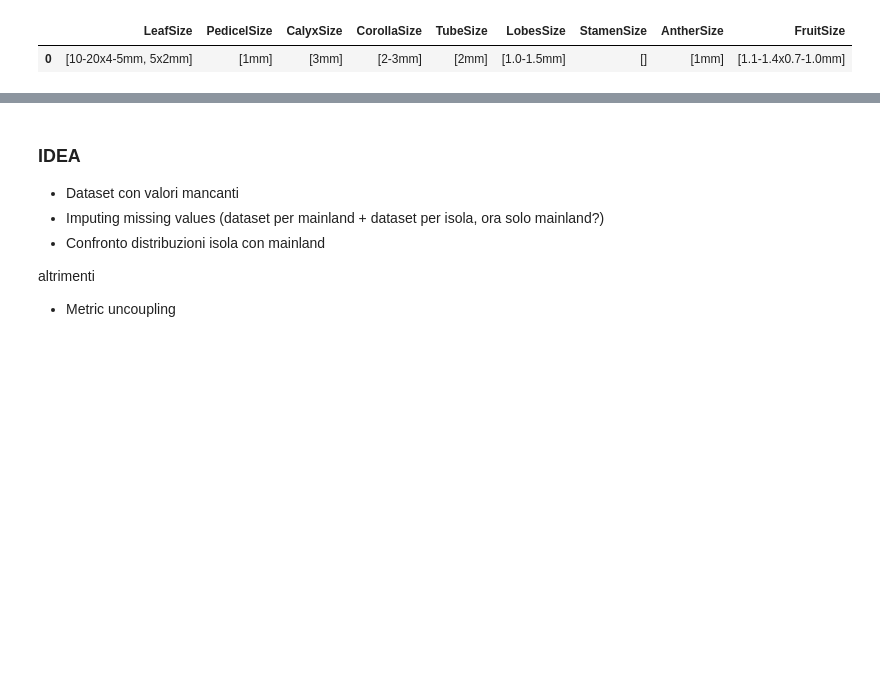
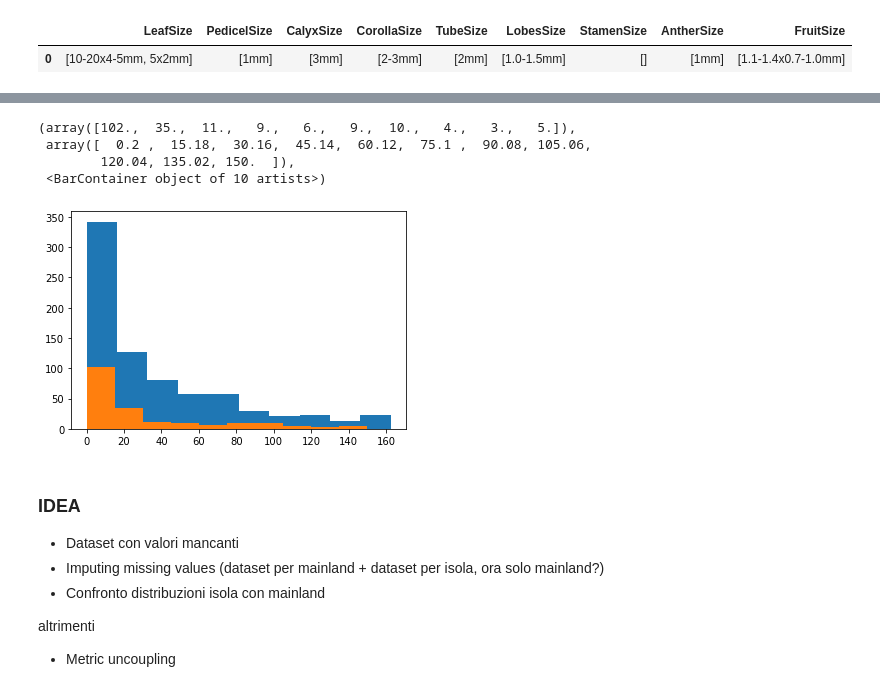
Before and after one commit to simone7monaco/newzeland-plants, a Jupyter notebook: Analysis.ipynb, the cells around one changed output, grey strips where cells are left out. Cells and saved outputs as stored; diff of their text form; code cells hidden in the pictures; blank space fills up the shorter version.

```diff
--- a/Analysis.ipynb
+++ b/Analysis.ipynb
@@ -192,3 +500,12 @@ ft.apply(string_preprocessing).str.split(r'(?<!\sc)[.;]\s|;').reset_index().appl
+# %%
+plt.hist(y_train)
+plt.hist(y_test)
+# %% [output]
+(array([102.,  35.,  11.,   9.,   6.,   9.,  10.,   4.,   3.,   5.]),
+ array([  0.2 ,  15.18,  30.16,  45.14,  60.12,  75.1 ,  90.08, 105.06,
+        120.04, 135.02, 150.  ]),
+ <BarContainer object of 10 artists>)
+[figure, added]
 # %% [markdown]
 ### IDEA
 
```
Also changed, not shown: parts of 60 cells of this notebook, 6 other files.
